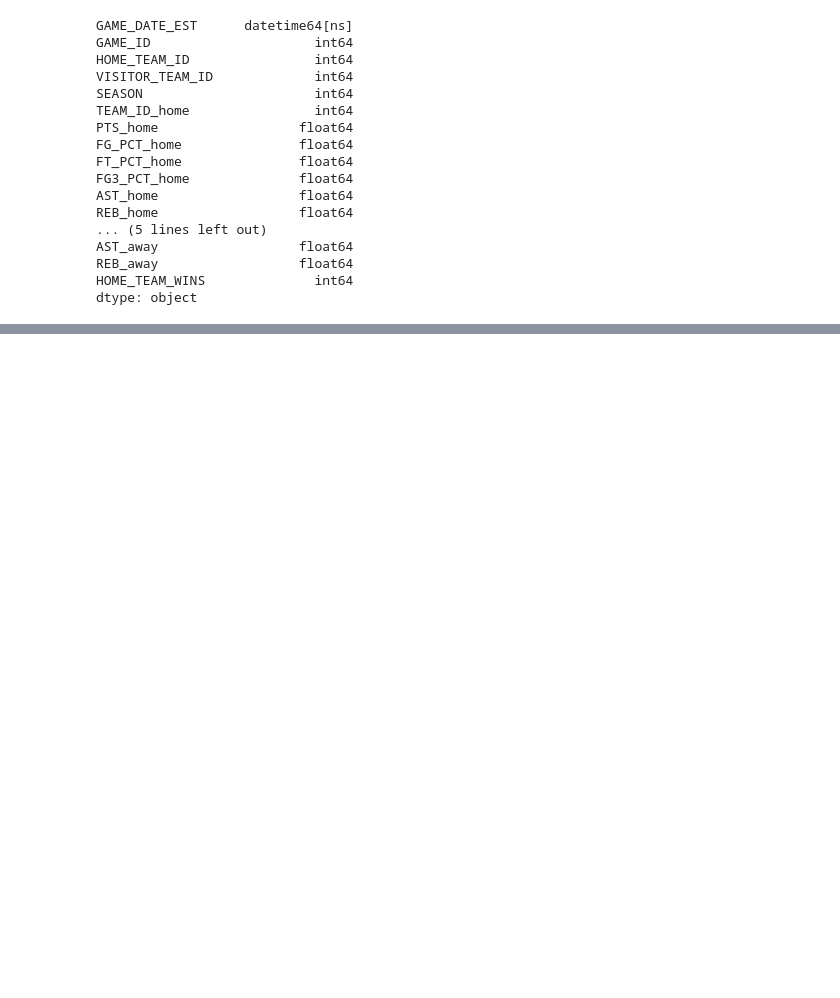
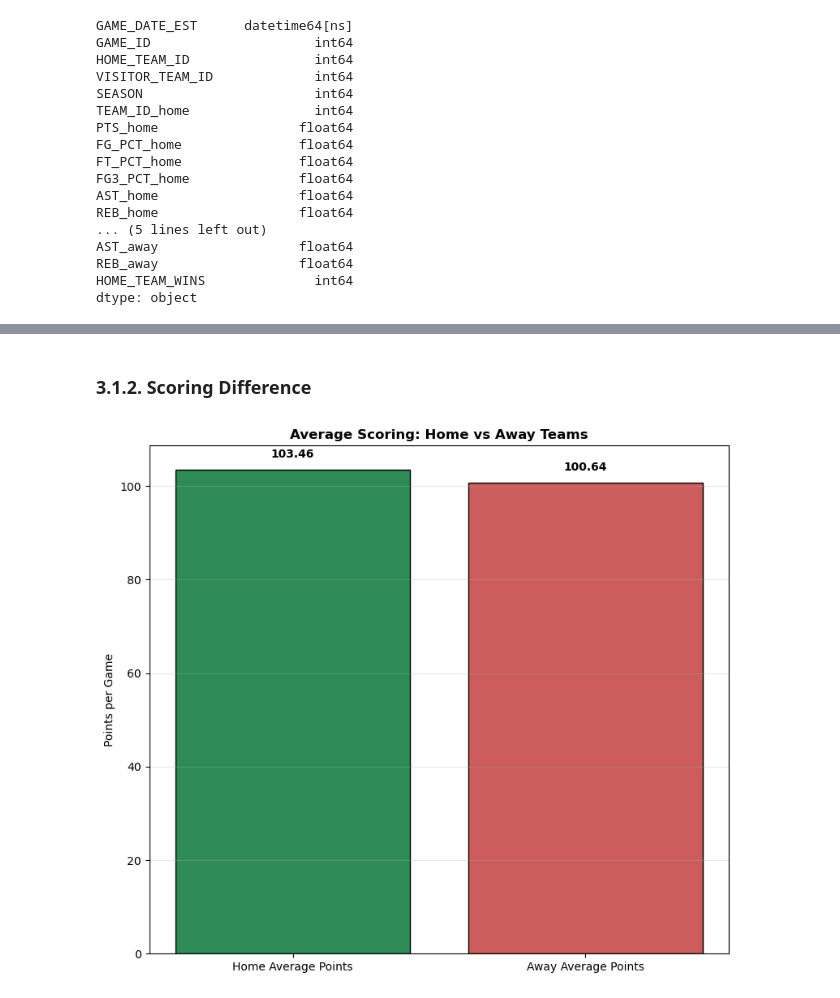
Before and after one commit to joshuanicoo/DATA100-EDA-Finals, a Jupyter notebook: main.ipynb, the cells around one changed output, grey strips where cells are left out. Cells and saved outputs as stored; diff of their text form; code cells hidden in the pictures; blank space fills up the shorter version.

```diff
--- a/main.ipynb
+++ b/main.ipynb
@@ -234,0 +408,16 @@ df_games_details
+# %% [markdown]
+### **3.1.2. Scoring Difference**
+# %%
+## Calculate avg points
+home_scoring = df_games['PTS_home'].mean()
+away_scoring = df_games['PTS_away'].mean()
+
+create_bar_chart(
+    data=[home_scoring, away_scoring],
+    labels=['Home Average Points', 'Away Average Points'],
+    title='Average Scoring: Home vs Away Teams',
+    ylabel='Points per Game',
+    value_format='{:.2f}'
+)
+# %% [output]
+[figure, added]
```
Also changed, not shown: parts of 59 cells of this notebook.
